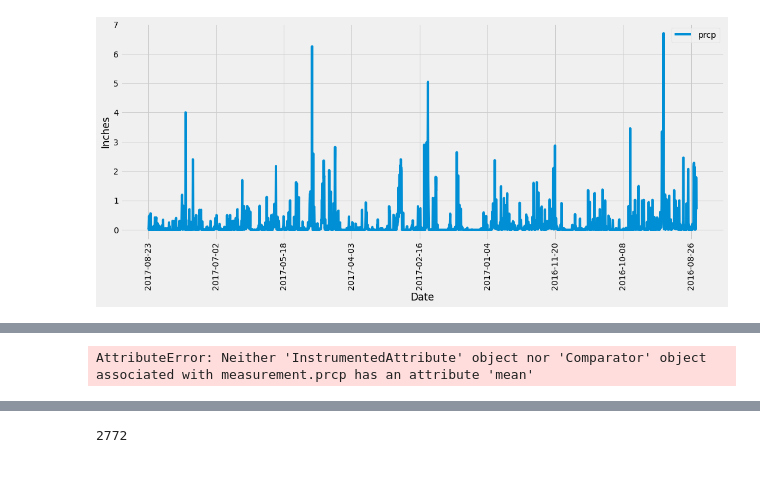
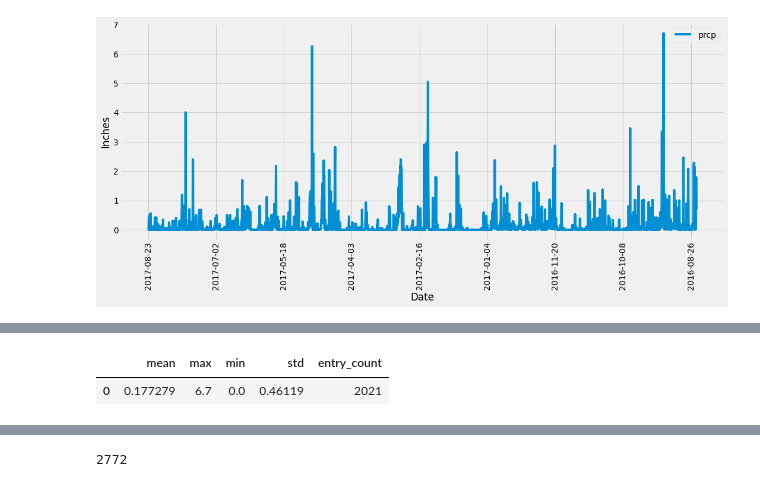
Before and after one commit to pmhu4242/sqlalchemy-challenge, a Jupyter notebook: Analysis/climate_draft_5.ipynb, the cells around one changed output, grey strips where cells are left out. Saved outputs shown, nothing was run; the diff lists cells and outputs as text; code cells hidden in the pictures.

```diff
--- a/Analysis/climate_draft_5.ipynb
+++ b/Analysis/climate_draft_5.ipynb
@@ -171,37 +175,39 @@ print(weather_sum_stats)
-# %%
-weather_sum_stats = {measurement.prcp.mean()}
-
-
-# max = weather_12.max()
-# weather_sum_stats.append(max)
-# min = weather_12.min()
-# weather_sum_stats.append(min)
-# std = weather_12.std()
-# weather_sum_stats.append(std)
-# entry_count = weather_12.count()
-# weather_sum_stats.append(entry_count)
-
-print(mean)
-print(max)
-print(min)
-print(std)
-print(entry_count)
-
-
-weather_sum_stats = pd.DataFrame(([weather_sum_stats][5:1]), columns=("mean", 'max', 'min', 'std', 'entry_count'), index=entry_count)
-weather_sum_stats
-
-mean = weather_12.mean()
-weather_sum_stats.append(mean)
-
-# max = weather_12.max()
-# weather_sum_stats.append(max)
-# min = weather_12.min()
-# weather_sum_stats.append(min)
-# std = weather_12.std()
-# weather_sum_stats.append(std)
-# entry_count = weather_12.count()
-# weather_sum_stats.append(entry_count)
-# %% [output]
-AttributeError: Neither 'InstrumentedAttribute' object nor 'Comparator' object associated with measurement.prcp has an attribute 'mean'
+# %%
+weather_sum_stats = []
+
+
+mean = weather_12.mean()['prcp']
+weather_sum_stats.append(mean)
+max = weather_12.max()['prcp']
+weather_sum_stats.append(max)
+min = weather_12.min()['prcp']
+weather_sum_stats.append(min)
+std = weather_12.std()['prcp']
+weather_sum_stats.append(std)
+entry_count = weather_12.count()['prcp']
+weather_sum_stats.append(entry_count)
+
+# print(mean)
+# print(max)
+# print(min)
+# print(std)
+# print(entry_count)
+
+
+weather_sum_stats = pd.DataFrame([weather_sum_stats], columns=("mean", 'max', 'min', 'std', 'entry_count'))
+weather_sum_stats
+
+
+
+# max = weather_12.max()
+# weather_sum_stats.append(max)
+# min = weather_12.min()
+# weather_sum_stats.append(min)
+# std = weather_12.std()
+# weather_sum_stats.append(std)
+# entry_count = weather_12.count()
+# weather_sum_stats.append(entry_count)
+# %% [output]
+|  | mean | max | min | std | entry_count |
+| 0 | 0.177279 | 6.7 | 0.0 | 0.46119 | 2021 |
 # %%
```
Also changed, not shown: parts of 4 cells of this notebook.
